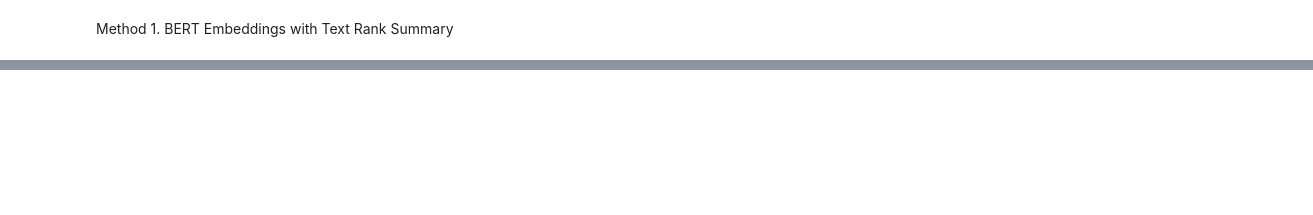
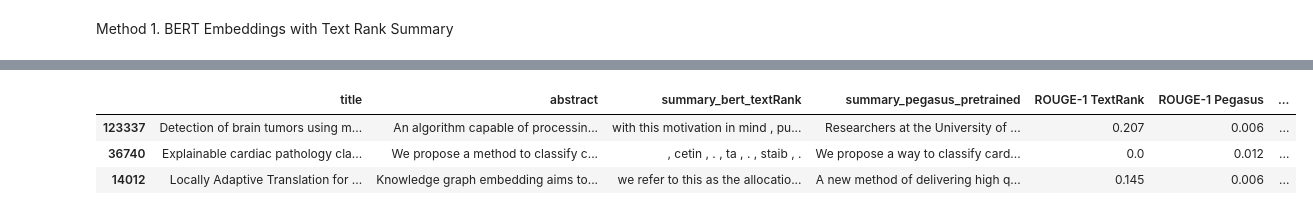
Before and after one commit to RuoqingEvelineWang/cs5246, a Jupyter notebook: task 1_paper summary.ipynb, the cells around one changed output, grey strips where cells are left out. Drawn from its saved outputs; the diff is of its cells as text; code cells hidden in the pictures; blank space fills up the shorter version.

Commit message:
eval metric integration and keep stopwords

```diff
--- a/task 1_paper summary.ipynb
+++ b/task 1_paper summary.ipynb
@@ -99,7 +184,10 @@ Method 2. Using google/pegasus-xsum model
 # %%
-from transformers import PegasusForConditionalGeneration, PegasusTokenizer
+from transformers import PegasusTokenizer, PegasusForConditionalGeneration
+#from transformers import BartTokenizer, BartForConditionalGeneration
+
+device = "cuda" if torch.cuda.is_available() else "cpu"
 
 # Load the model and tokenizer
-model_name = "google/pegasus-arxiv"
+model_name = "sshleifer/distill-pegasus-xsum-16-4"
 tokenizer = PegasusTokenizer.from_pretrained(model_name)
-model = PegasusForConditionalGeneration.from_pretrained(model_name)
+model = PegasusForConditionalGeneration.from_pretrained(model_name).to(device)
@@ -133,5 +252,5 @@ n_sample = 3
 df_sample = df.sample(n=n_sample, random_state=seed)
 #extract and append full-text
 df_sample['full_text'] = df_sample['id'].apply(extract_pdf_text)
-df_sample['summary_bert_textRank'] = df_sample['full_text'].apply(summarize_BERT_TextRank)
-df_sample['summary_pegasus_pretrained'] = df_sample['full_text'].apply(summarize_pegasus)
+df_sample['sections'] = df_sample['full_text'].apply(extract_sections)
+df_sample[['title','sections']].head()
@@ -137,0 +265,6 @@ df_sample['summary_pegasus_pretrained'] = df_sample['full_text'].apply(summarize
+# %%
+df_sample['preprocessed_text'] = df_sample.apply(
+    lambda row: remove_abstract_and_references(row['full_text'], row['sections']), axis=1
+)
+df_sample['preprocessed_text'] = df_sample['preprocessed_text'].apply(preprocess)
+df_sample[['title','preprocessed_text']].head()
@@ -160,0 +481,7 @@ print(df_sample[['id', 'title', 'summary_pegasus_pretrained']])
+# %%
+df_eval.head()
+# %% [output]
+|  | title | abstract | summary_bert_textRank | summary_pegasus_pretrained | ROUGE-1 TextRank | ROUGE-1 Pegasus | ... |
+| 123337 | Detection of brain tumors using m... | An algorithm capable of processin... | with this motivation in mind , pu... | Researchers at the University of ... | 0.207 | 0.006 | ... |
+| 36740 | Explainable cardiac pathology cla... | We propose a method to classify c... | , cetin , . , ta , . , staib , . | We propose a way to classify card... | 0.0 | 0.012 | ... |
+| 14012 | Locally Adaptive Translation for ... | Knowledge graph embedding aims to... | we refer to this as the allocatio... | A new method of delivering high q... | 0.145 | 0.006 | ... |
```
Also changed, not shown: parts of 24 cells of this notebook, 1 other file.
